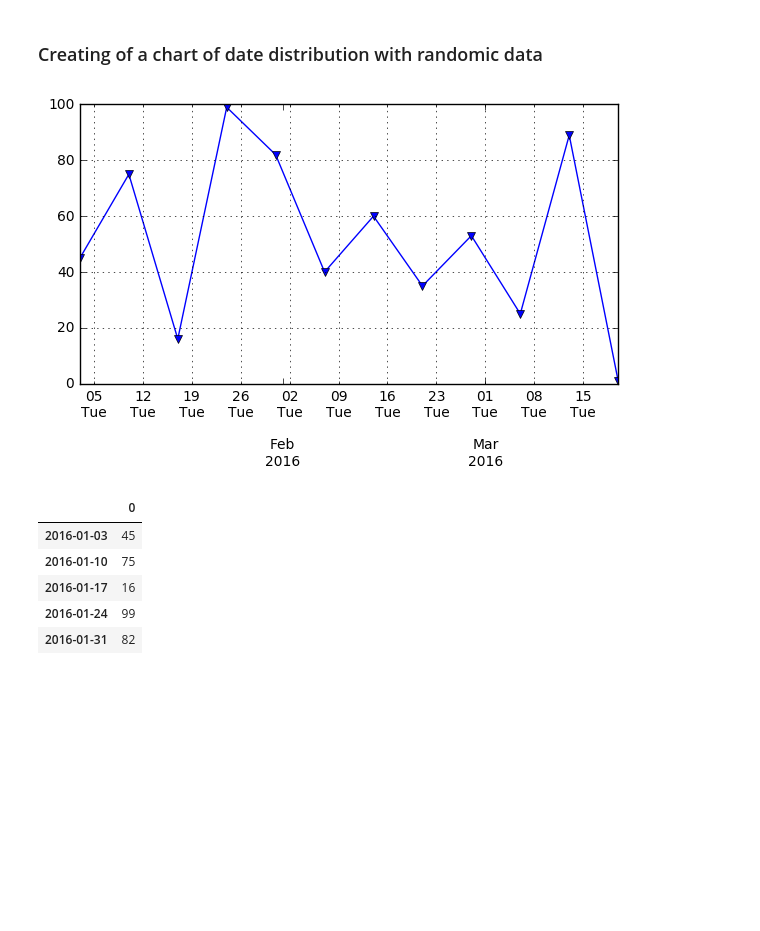
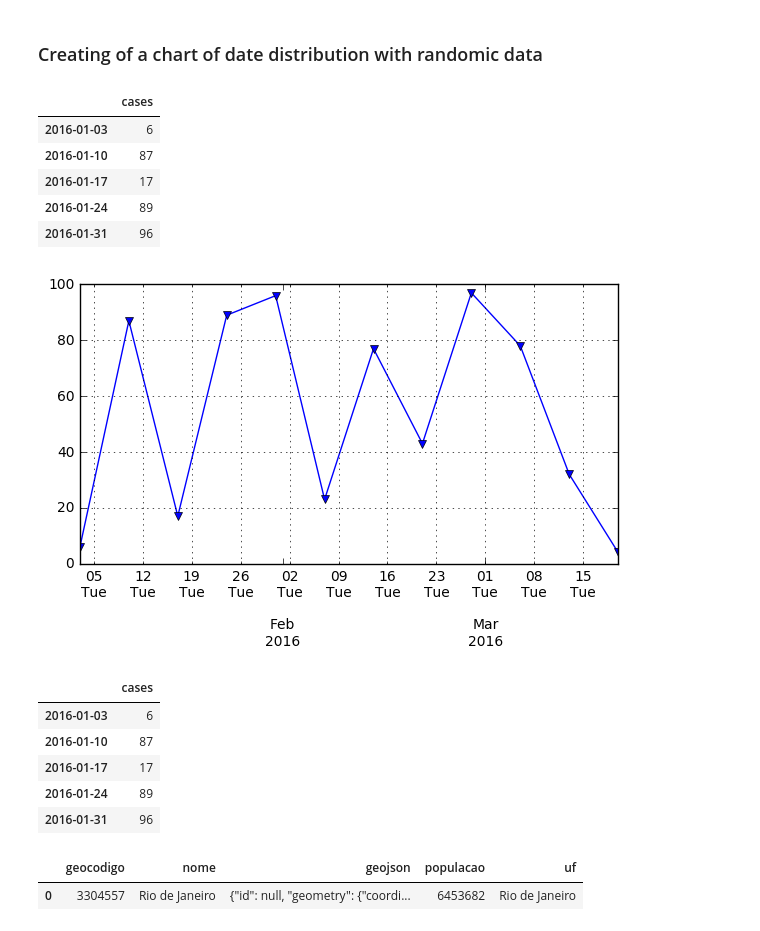
Before and after one commit to AlertaDengue/AlertaDengue, a Jupyter notebook: notebooks/Essay.ipynb, the cells around one changed output. Saved outputs shown, nothing was run; the diff lists cells and outputs as text; code cells hidden in the pictures; blank space fills up the shorter version.

```diff
--- a/notebooks/Essay.ipynb
+++ b/notebooks/Essay.ipynb
@@ -418,30 +460,49 @@ plt.show()
 # %%
 date_range = pd.date_range('1/1/2016', periods=12, freq='w')
 
 df_date = pd.DataFrame({
     date: np.random.randint(1, 100, 1) for date in date_range
 }).T
 
-df_date.rename(columns={0: 'cases'})
+df_date.rename(columns={0: 'cases'}, inplace=True)
+
+display(df_date.head())
 
 fig, ax = plt.subplots()
 ax.plot_date(date_range.to_pydatetime(), df_date, 'v-')
 ax.xaxis.set_minor_locator(mpl.dates.WeekdayLocator(byweekday=(1), interval=1))
 ax.xaxis.set_minor_formatter(mpl.dates.DateFormatter('%d\n%a'))
 ax.xaxis.grid(True, which="minor")
 ax.yaxis.grid()
 ax.xaxis.set_major_locator(mpl.dates.MonthLocator())
 ax.xaxis.set_major_formatter(mpl.dates.DateFormatter('\n\n\n%b\n%Y'))
 
 plt.tight_layout()
 plt.show()
 
 display(df_date.head())
 # %% [output]
+|  | cases |
+| 2016-01-03 | 6 |
+| 2016-01-10 | 87 |
+| 2016-01-17 | 17 |
+| 2016-01-24 | 89 |
+| 2016-01-31 | 96 |
-[figure, old version]
+[figure, new version]
-|  | 0 |
-| 2016-01-03 | 45 |
-| 2016-01-10 | 75 |
-| 2016-01-17 | 16 |
-| 2016-01-24 | 99 |
-| 2016-01-31 | 82 |
+|  | cases |
+| 2016-01-03 | 6 |
+| 2016-01-10 | 87 |
+| 2016-01-17 | 17 |
+| 2016-01-24 | 89 |
+| 2016-01-31 | 96 |
+# %%
+sql = '''
+SELECT *
+FROM "Dengue_global"."Municipio"
+WHERE nome = 'Rio de Janeiro'
+'''
+
+display(pd.read_sql(sql, engine))
+# %% [output]
+|  | geocodigo | nome | geojson | populacao | uf |
+| 0 | 3304557 | Rio de Janeiro | {"id": null, "geometry": {"coordi... | 6453682 | Rio de Janeiro |
```
Also changed, not shown: parts of 15 cells of this notebook, 3 other files.
